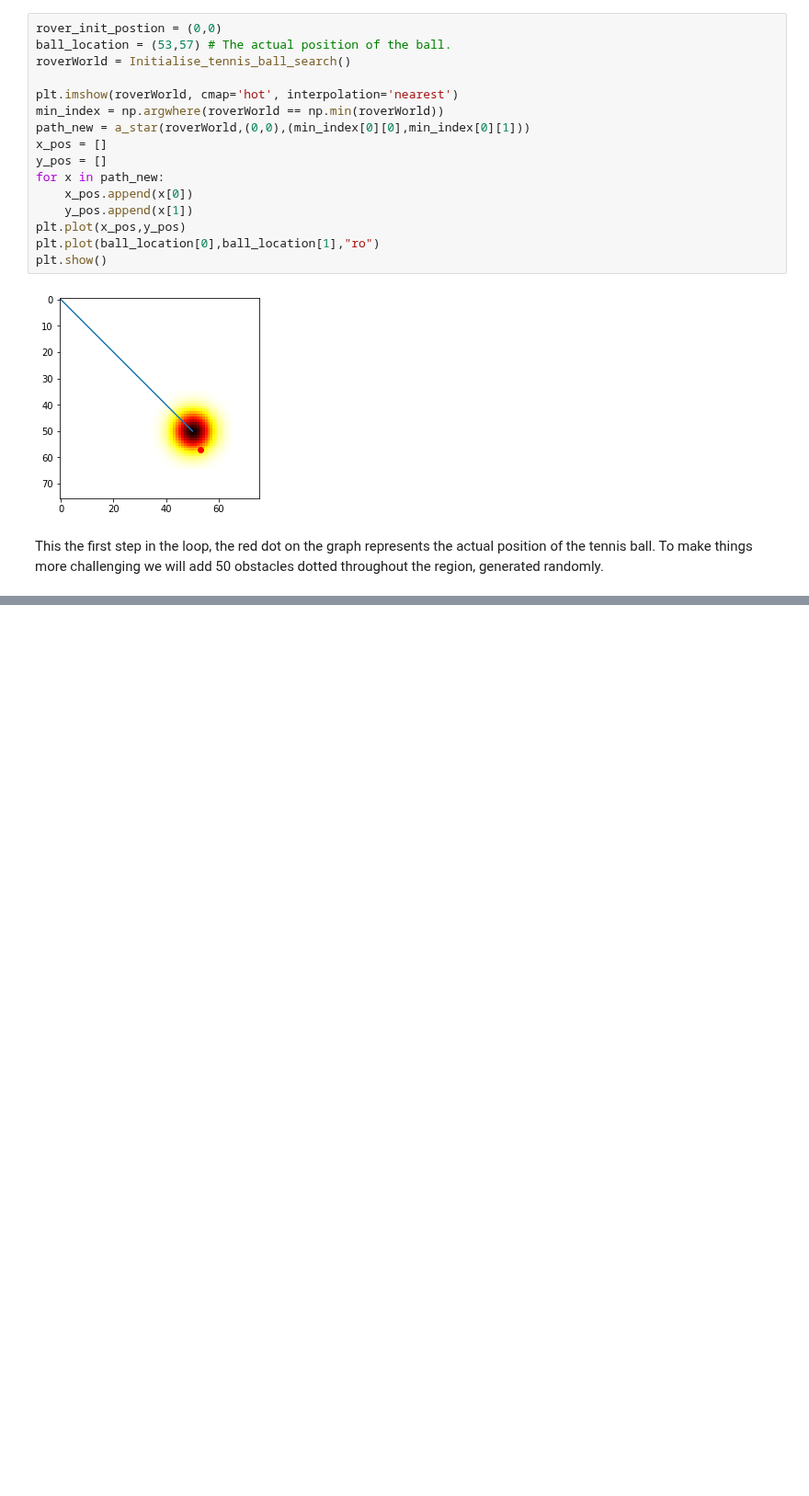
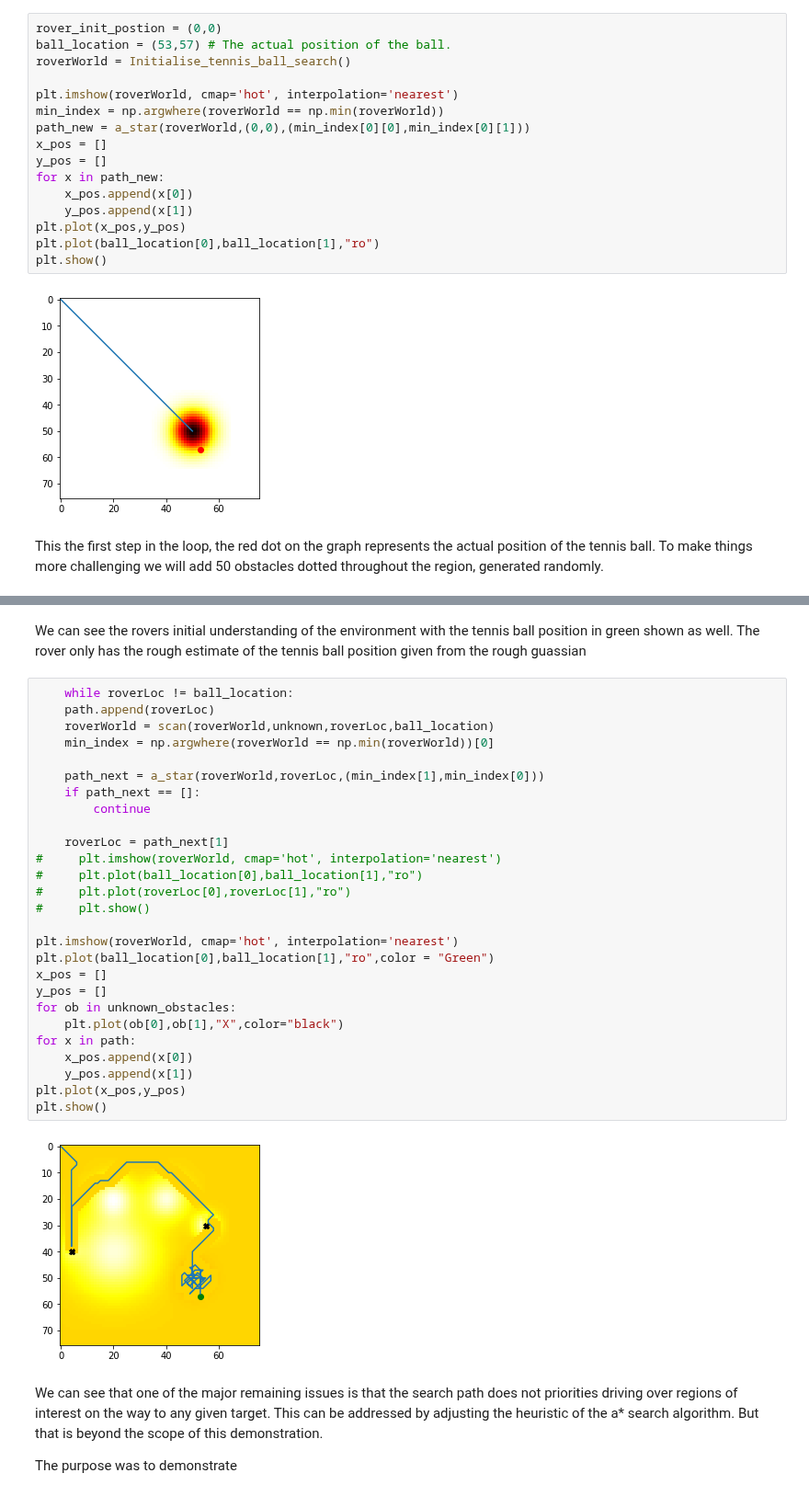
Before and after one commit to JmcRobbie/novaRoverDemos, a Jupyter notebook: Autonomous decision making demonstration.ipynb, the cells around one changed output, grey strips where cells are left out. Shown at 92% size. Saved outputs shown, nothing was run; the diff lists cells and outputs as text; blank space fills up the shorter version.

```diff
--- a/Autonomous decision making demonstration.ipynb
+++ b/Autonomous decision making demonstration.ipynb
@@ -355,0 +329,35 @@ print(path)
+# %% [markdown]
+We can see the rovers initial understanding of the environment with the tennis ball position in green shown as well. The rover only has the rough estimate of the tennis ball position given from the rough guassian
+# %%
+    while roverLoc != ball_location:
+    path.append(roverLoc)
+    roverWorld = scan(roverWorld,unknown,roverLoc,ball_location)
+    min_index = np.argwhere(roverWorld == np.min(roverWorld))[0]
+
+    path_next = a_star(roverWorld,roverLoc,(min_index[1],min_index[0]))
+    if path_next == []:
+        continue
+
+    roverLoc = path_next[1]
+#     plt.imshow(roverWorld, cmap='hot', interpolation='nearest')
+#     plt.plot(ball_location[0],ball_location[1],"ro")
+#     plt.plot(roverLoc[0],roverLoc[1],"ro")
+#     plt.show()
+
+plt.imshow(roverWorld, cmap='hot', interpolation='nearest')
+plt.plot(ball_location[0],ball_location[1],"ro",color = "Green")
+x_pos = []
+y_pos = []
+for ob in unknown_obstacles:
+    plt.plot(ob[0],ob[1],"X",color="black")
+for x in path:
+    x_pos.append(x[0])
+    y_pos.append(x[1])
+plt.plot(x_pos,y_pos)
+plt.show()
+# %% [output]
+[figure, added]
+# %% [markdown]
+We can see that one of the major remaining issues is that the search path does not priorities driving over regions of interest on the way to any given target. This can be addressed by adjusting the heuristic of the a* search algorithm. But that is beyond the scope of this demonstration.
+
+The purpose was to demonstrate
```
Also changed, not shown: parts of 7 cells of this notebook.
